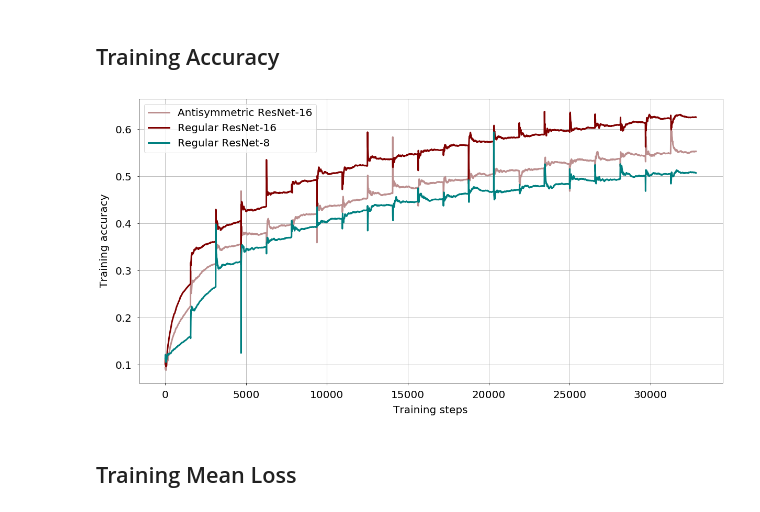
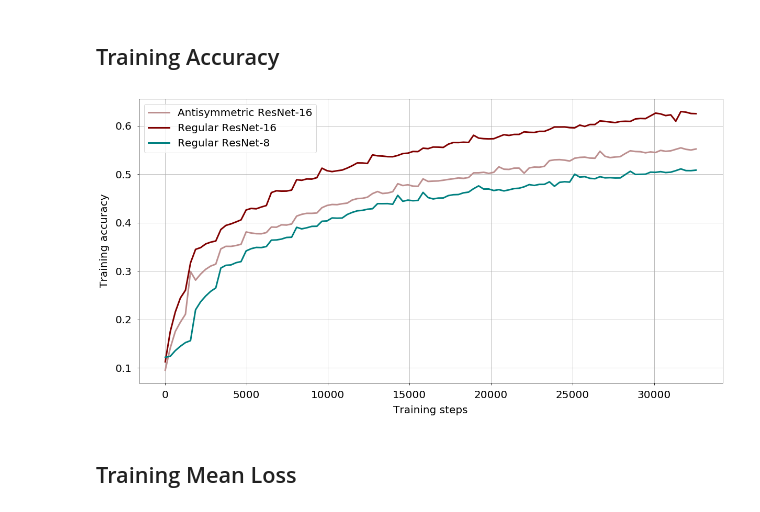
Before and after one commit to pierluigiferrari/differential_equations_resnet, a Jupyter notebook: experiments_antisymmetric_resnet_v7.ipynb, the cells around one changed output. Cells and saved outputs as stored; diff of their text form; code cells hidden in the pictures.

```diff
--- a/experiments_antisymmetric_resnet_v7.ipynb
+++ b/experiments_antisymmetric_resnet_v7.ipynb
@@ -953,31 +1031,38 @@ figure.savefig(fname='/pierluigiferrari/git/differential_equations_resnet/numeri
 # %% [markdown]
 ## Training Accuracy
 # %%
-step_bounds = (None, None, None)
+step_bounds = (2, None, 31)
+font_size = 20
 
 step_start = 0 if (step_bounds[0] is None) else step_bounds[0]
 step_stop = anti_16_history.num_time_steps_training if (step_bounds[1] is None) else step_bounds[1]
 step_step = 1 if (step_bounds[2] is None) else step_bounds[2]
 
-y1 = anti_16_history.training_accuracy[step_start:step_stop:step_step]
-y2 = regu_16_history.training_accuracy[step_start:step_stop:step_step]
-y3 = regu_8_history.training_accuracy[step_start:step_stop:step_step]
+y1 = np.copy(anti_16_history.training_accuracy[step_start:step_stop:step_step])
+y2 = np.copy(regu_16_history.training_accuracy[step_start:step_stop:step_step])
+y3 = np.copy(regu_8_history.training_accuracy[step_start:step_stop:step_step])
 x = anti_16_history.training_steps[step_start:step_stop:step_step]
+
+# Smoothen spikes.
+anti_16_argmax = np.argsort(y1)[-1]
+regu_8_argmax = np.argsort(y3)[-1]
+y1[anti_16_argmax] = 0.5 * (y1[anti_16_argmax - 1] + y1[anti_16_argmax + 1])
+y3[regu_8_argmax] = 0.5 * (y3[regu_8_argmax - 1] + y3[regu_8_argmax + 1])
 
 figure, axes = plot_lines(data=[x, y1, y2, y3],
                           labels=['Antisymmetric ResNet-16', 'Regular ResNet-16', 'Regular ResNet-8'],
                           line_colors=['rosybrown', 'maroon', 'teal'],
                            figsize=(20,10),
                            line_width=3.0,
                            x_ticks=None,
                            x_ticks_rotation=0,
-                           tick_label_size=20,
+                           tick_label_size=font_size,
                            tick_label_pad=(10, 10),
-                           axis_label_size=20,
+                           axis_label_size=font_size,
                            axis_label_pad=(10, 10),
                            axis_labels=['Training steps', 'Training accuracy'],
                            show_legend=True,
-                           legend_size=20,
+                           legend_size=font_size,
                            show_grid=True)
 # %% [output]
-[figure, old version]
+[figure, new version]
```
Also changed, not shown: parts of 19 cells of this notebook.
